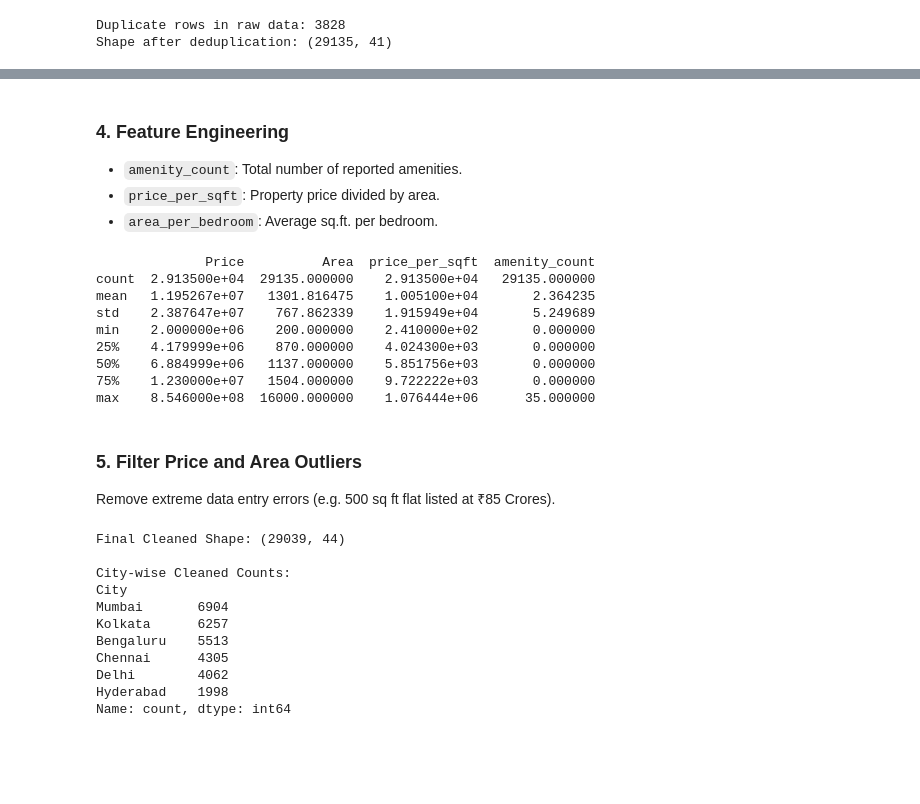
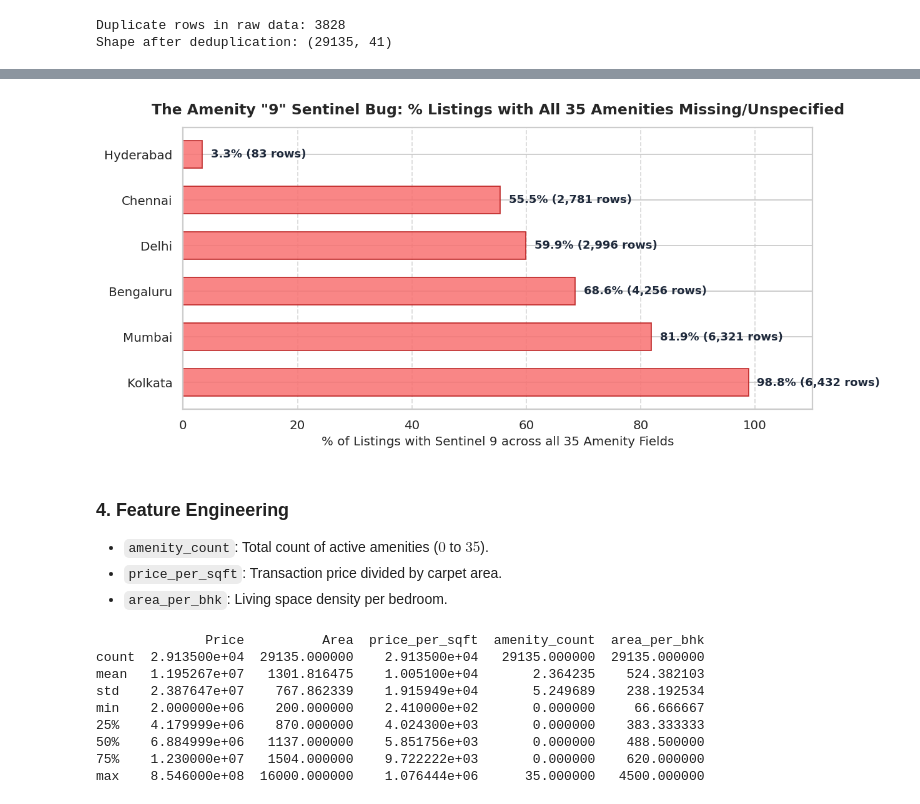
Before and after one commit to VysyarajuHansuja/PropertyGuard, a Jupyter notebook: clean_dataset.ipynb, the cells around one changed output, grey strips where cells are left out. Drawn from its saved outputs; the diff is of its cells as text; code cells hidden in the pictures; blank space fills up the shorter version.

```diff
--- a/clean_dataset.ipynb
+++ b/clean_dataset.ipynb
@@ -6,10 +6,15 @@ This notebook loads house price datasets for six major Indian cities (**Bengalur
 # %%
+import os
+import json
+import numpy as np
 import pandas as pd
-import numpy as np
-import os
 import matplotlib.pyplot as plt
 import seaborn as sns
 
+# Visual configurations
+sns.set_theme(style="whitegrid", palette="muted")
+plt.rcParams.update({'font.sans-serif': 'DejaVu Sans', 'font.size': 11})
+
 print('Libraries loaded successfully!')
 # %% [output]
 Libraries loaded successfully!
@@ -83,49 +98,36 @@ Successfully converted all "9" values to 0 (absent/unreported)!
+# %%
+# Visualizing the prevalence of the Amenity '9' Bug across cities
+fig, ax = plt.subplots(figsize=(10, 4.5))
+bars = ax.barh(df_9_stats['City'], df_9_stats['Pct_9'], color='#f87171', edgecolor='#b91c1c', alpha=0.85, height=0.6)
+ax.set_xlim(0, 110)
+ax.set_title('The Amenity "9" Sentinel Bug: % Listings with All 35 Amenities Missing/Unspecified', fontsize=13, fontweight='bold', pad=12)
+ax.set_xlabel('% of Listings with Sentinel 9 across all 35 Amenity Fields', fontsize=11)
+for bar in bars:
+    w = bar.get_width()
+    ax.text(w + 1.5, bar.get_y() + bar.get_height()/2, f"{w:.1f}%",
+            va='center', fontsize=10, fontweight='bold', color='#1e293b')
+ax.grid(axis='x', linestyle='--', alpha=0.7)
+plt.show()
+# %% [output]
+[figure, added]
 # %% [markdown]
 ### 4. Feature Engineering
-- `amenity_count`: Total number of reported amenities.
-- `price_per_sqft`: Property price divided by area.
-- `area_per_bedroom`: Average sq.ft. per bedroom.
+- `amenity_count`: Total count of active amenities ($0$ to $35$).
+- `price_per_sqft`: Transaction price divided by carpet area.
+- `area_per_bhk`: Living space density per bedroom.
 # %%
 df_clean['amenity_count'] = df_clean[amenity_cols].sum(axis=1)
 df_clean['price_per_sqft'] = df_clean['Price'] / df_clean['Area']
-df_clean['area_per_bedroom'] = df_clean['Area'] / df_clean['No. of Bedrooms']
+df_clean['area_per_bhk'] = df_clean['Area'] / df_clean['No. of Bedrooms']
 
-print(df_clean[['Price', 'Area', 'price_per_sqft', 'amenity_count']].describe())
+print(df_clean[['Price', 'Area', 'price_per_sqft', 'amenity_count', 'area_per_bhk']].describe())
 # %% [output]
-              Price          Area  price_per_sqft  amenity_count
-count  2.913500e+04  29135.000000    2.913500e+04   29135.000000
-mean   1.195267e+07   1301.816475    1.005100e+04       2.364235
-std    2.387647e+07    767.862339    1.915949e+04       5.249689
-min    2.000000e+06    200.000000    2.410000e+02       0.000000
-25%    4.179999e+06    870.000000    4.024300e+03       0.000000
-50%    6.884999e+06   1137.000000    5.851756e+03       0.000000
-75%    1.230000e+07   1504.000000    9.722222e+03       0.000000
-max    8.546000e+08  16000.000000    1.076444e+06      35.000000
+              Price          Area  price_per_sqft  amenity_count  area_per_bhk
+count  2.913500e+04  29135.000000    2.913500e+04   29135.000000  29135.000000
+mean   1.195267e+07   1301.816475    1.005100e+04       2.364235    524.382103
+std    2.387647e+07    767.862339    1.915949e+04       5.249689    238.192534
+min    2.000000e+06    200.000000    2.410000e+02       0.000000     66.666667
+25%    4.179999e+06    870.000000    4.024300e+03       0.000000    383.333333
+50%    6.884999e+06   1137.000000    5.851756e+03       0.000000    488.500000
+75%    1.230000e+07   1504.000000    9.722222e+03       0.000000    620.000000
+max    8.546000e+08  16000.000000    1.076444e+06      35.000000   4500.000000
-# %% [markdown]
-### 5. Filter Price and Area Outliers
-Remove extreme data entry errors (e.g. 500 sq ft flat listed at ₹85 Crores).
-# %%
-mask = (
-    (df_clean['price_per_sqft'] >= 500) &
-    (df_clean['price_per_sqft'] <= 150000) &
-    (df_clean['Area'] >= 200) &
-    (df_clean['Area'] <= 10000) &
-    (df_clean['Price'] >= 500000)
-)
-
-df_final = df_clean[mask].copy().reset_index(drop=True)
-print(f'Final Cleaned Shape: {df_final.shape}')
-print('\nCity-wise Cleaned Counts:')
-print(df_final['City'].value_counts())
-# %% [output]
-Final Cleaned Shape: (29039, 44)
-
-City-wise Cleaned Counts:
-City
-Mumbai       6904
-Kolkata      6257
-Bengaluru    5513
-Chennai      4305
-Delhi        4062
-Hyderabad    1998
-Name: count, dtype: int64
```
Also changed, not shown: parts of 18 cells of this notebook.
